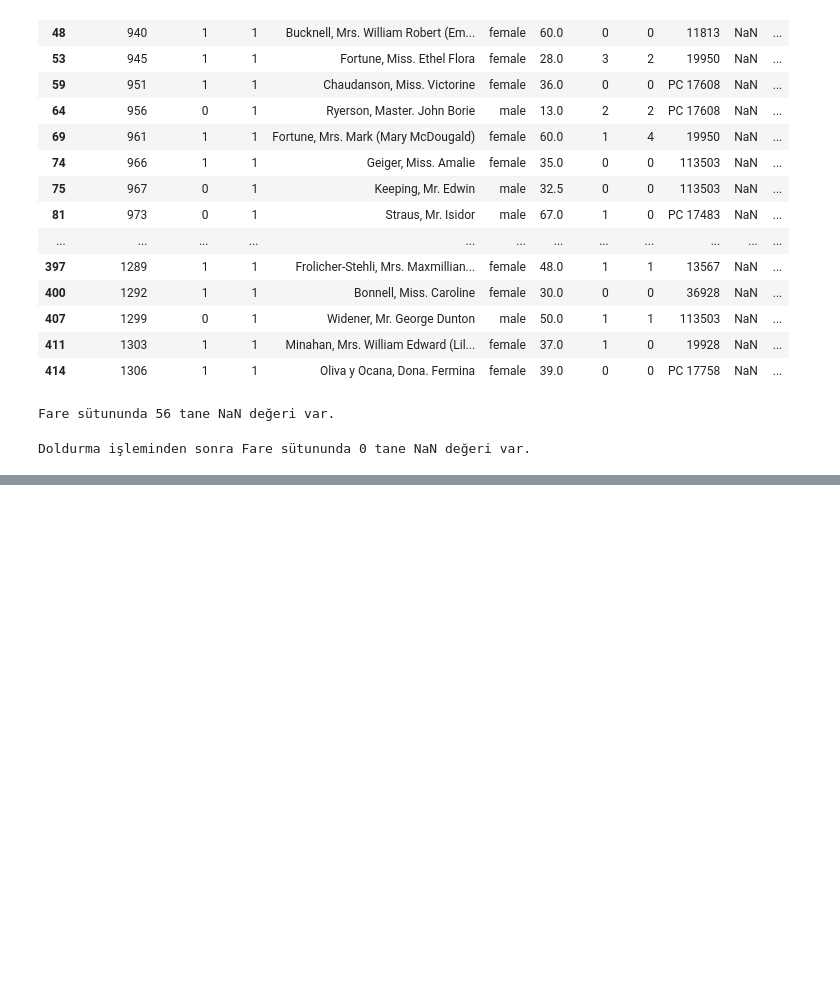
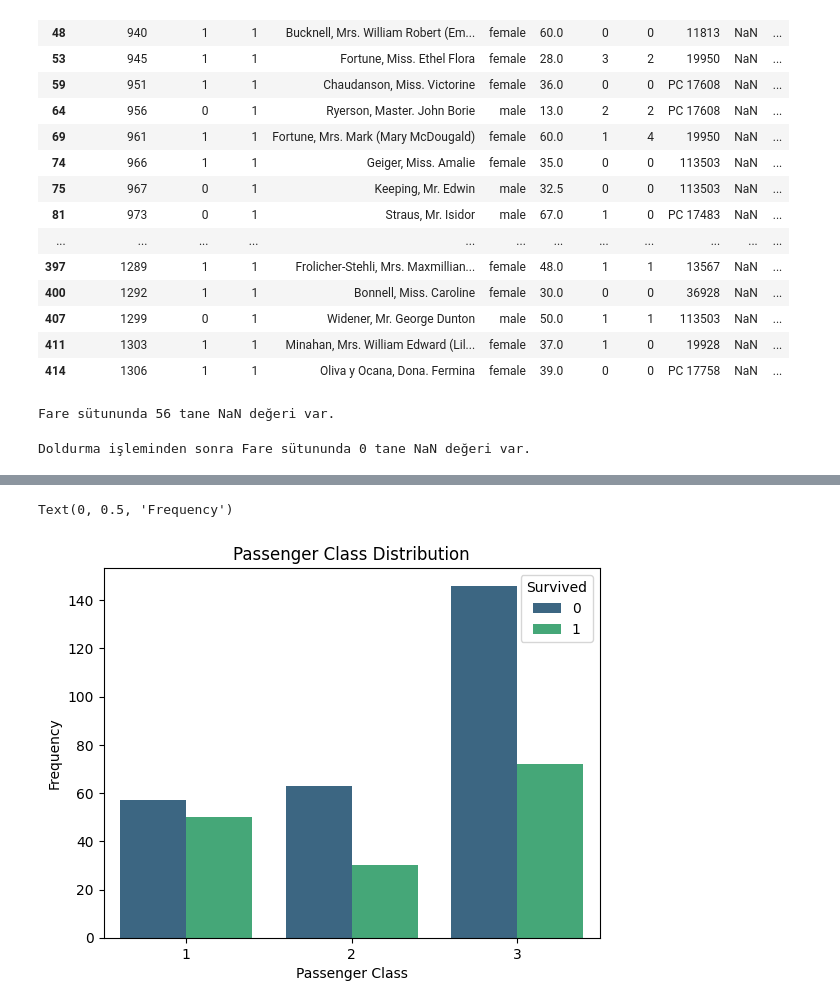
Before and after one commit to KerimGurbaz/titanic_analysis, a Jupyter notebook: titanic_analysis.ipynb, the cells around one changed output, grey strips where cells are left out. Drawn from its saved outputs; the diff is of its cells as text; code cells hidden in the pictures; blank space fills up the shorter version.

Commit message:
data cleaning

```diff
--- a/titanic_analysis.ipynb
+++ b/titanic_analysis.ipynb
@@ -269,0 +267,8 @@ Doldurma işleminden sonra Fare sütununda 0 tane NaN değeri var.
+# %%
+sns.countplot(x="Pclass", data=df, palette="viridis", hue="Survived")
+plt.title("Passenger Class Distribution")
+plt.xlabel("Passenger Class")
+plt.ylabel("Frequency")
+# %% [output]
+Text(0, 0.5, 'Frequency')
+[figure, added]
```
Also changed, not shown: parts of 8 cells of this notebook.
